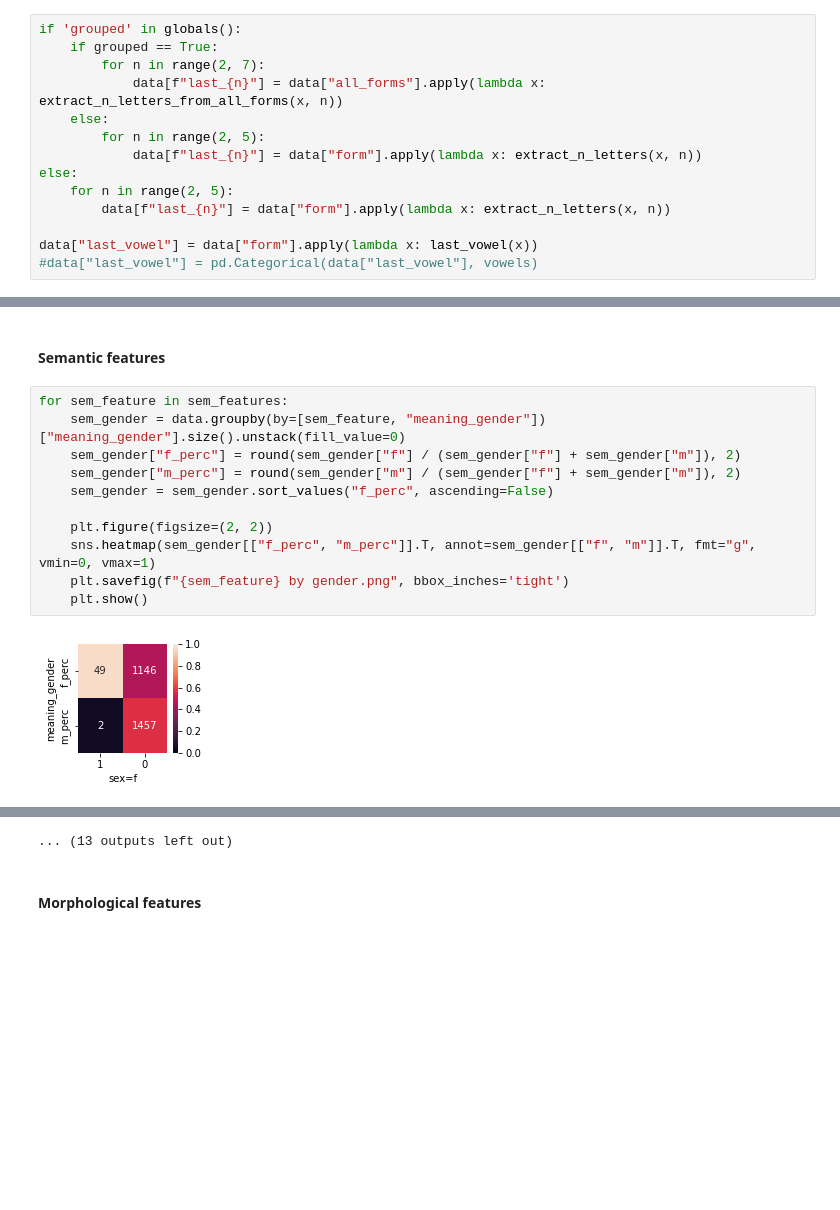
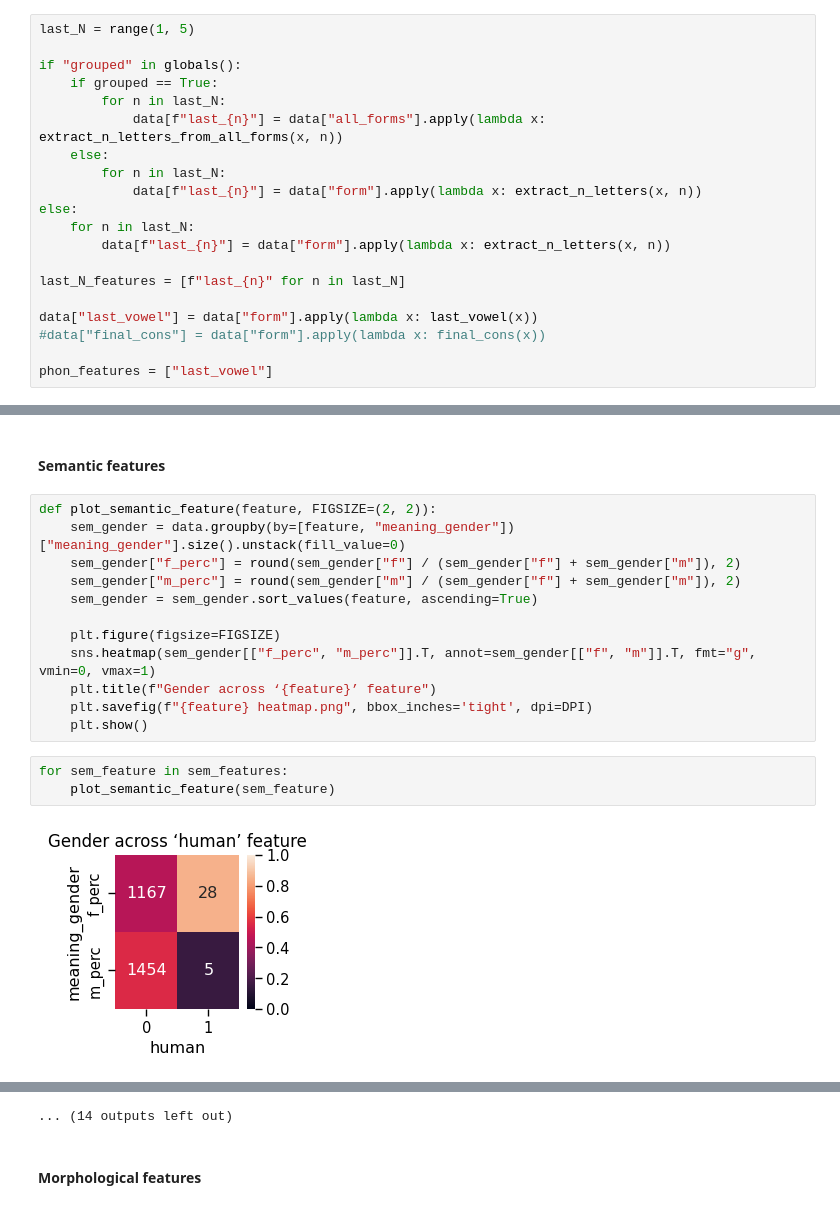
Before and after one commit to mashakrivolap/Coursework2024shughnigender, a Jupyter notebook: Predicting the Gender Category for Shughni Nouns Using Machine Learning Methods.ipynb, the cells around one changed output, grey strips where cells are left out. Cells and saved outputs as stored; diff of their text form; blank space fills up the shorter version.

```diff
--- a/Predicting the Gender Category for Shughni Nouns Using Machine Learning Methods.ipynb
+++ b/Predicting the Gender Category for Shughni Nouns Using Machine Learning Methods.ipynb
@@ -118,14 +109,20 @@ def last_vowel(word):
 # %%
-if 'grouped' in globals():
+last_N = range(1, 5)
+
+if "grouped" in globals():
     if grouped == True:
-        for n in range(2, 7):
+        for n in last_N:
             data[f"last_{n}"] = data["all_forms"].apply(lambda x: extract_n_letters_from_all_forms(x, n))
     else:
-        for n in range(2, 5):
+        for n in last_N:
             data[f"last_{n}"] = data["form"].apply(lambda x: extract_n_letters(x, n))
 else:
-    for n in range(2, 5):
+    for n in last_N:
         data[f"last_{n}"] = data["form"].apply(lambda x: extract_n_letters(x, n))
 
+last_N_features = [f"last_{n}" for n in last_N]
+
 data["last_vowel"] = data["form"].apply(lambda x: last_vowel(x))
-#data["last_vowel"] = pd.Categorical(data["last_vowel"], vowels)
+#data["final_cons"] = data["form"].apply(lambda x: final_cons(x))
+
+phon_features = ["last_vowel"]
@@ -199,15 +247,19 @@ plt.show()
 # %% [markdown]
 #### Semantic features
+# %%
+def plot_semantic_feature(feature, FIGSIZE=(2, 2)):
+    sem_gender = data.groupby(by=[feature, "meaning_gender"])["meaning_gender"].size().unstack(fill_value=0)
+    sem_gender["f_perc"] = round(sem_gender["f"] / (sem_gender["f"] + sem_gender["m"]), 2)
+    sem_gender["m_perc"] = round(sem_gender["m"] / (sem_gender["f"] + sem_gender["m"]), 2)
+    sem_gender = sem_gender.sort_values(feature, ascending=True)
+
+    plt.figure(figsize=FIGSIZE)
+    sns.heatmap(sem_gender[["f_perc", "m_perc"]].T, annot=sem_gender[["f", "m"]].T, fmt="g", vmin=0, vmax=1)
+    plt.title(f"Gender across ‘{feature}’ feature")
+    plt.savefig(f"{feature} heatmap.png", bbox_inches='tight', dpi=DPI)
+    plt.show()
 # %%
 for sem_feature in sem_features:
-    sem_gender = data.groupby(by=[sem_feature, "meaning_gender"])["meaning_gender"].size().unstack(fill_value=0)
-    sem_gender["f_perc"] = round(sem_gender["f"] / (sem_gender["f"] + sem_gender["m"]), 2)
-    sem_gender["m_perc"] = round(sem_gender["m"] / (sem_gender["f"] + sem_gender["m"]), 2)
-    sem_gender = sem_gender.sort_values("f_perc", ascending=False)
-
-    plt.figure(figsize=(2, 2))
-    sns.heatmap(sem_gender[["f_perc", "m_perc"]].T, annot=sem_gender[["f", "m"]].T, fmt="g", vmin=0, vmax=1)
-    plt.savefig(f"{sem_feature} by gender.png", bbox_inches='tight')
-    plt.show()
+    plot_semantic_feature(sem_feature)
 # %% [output]
-[figure, old version]
+[figure, new version]
@@ -225,4 +277,4 @@ for sem_feature in sem_features:
-... (13 outputs left out)
+... (14 outputs left out)
 # %% [markdown]
 #### Morphological features
 # %%
```
Also changed, not shown: parts of 78 cells of this notebook, 2 other files.
